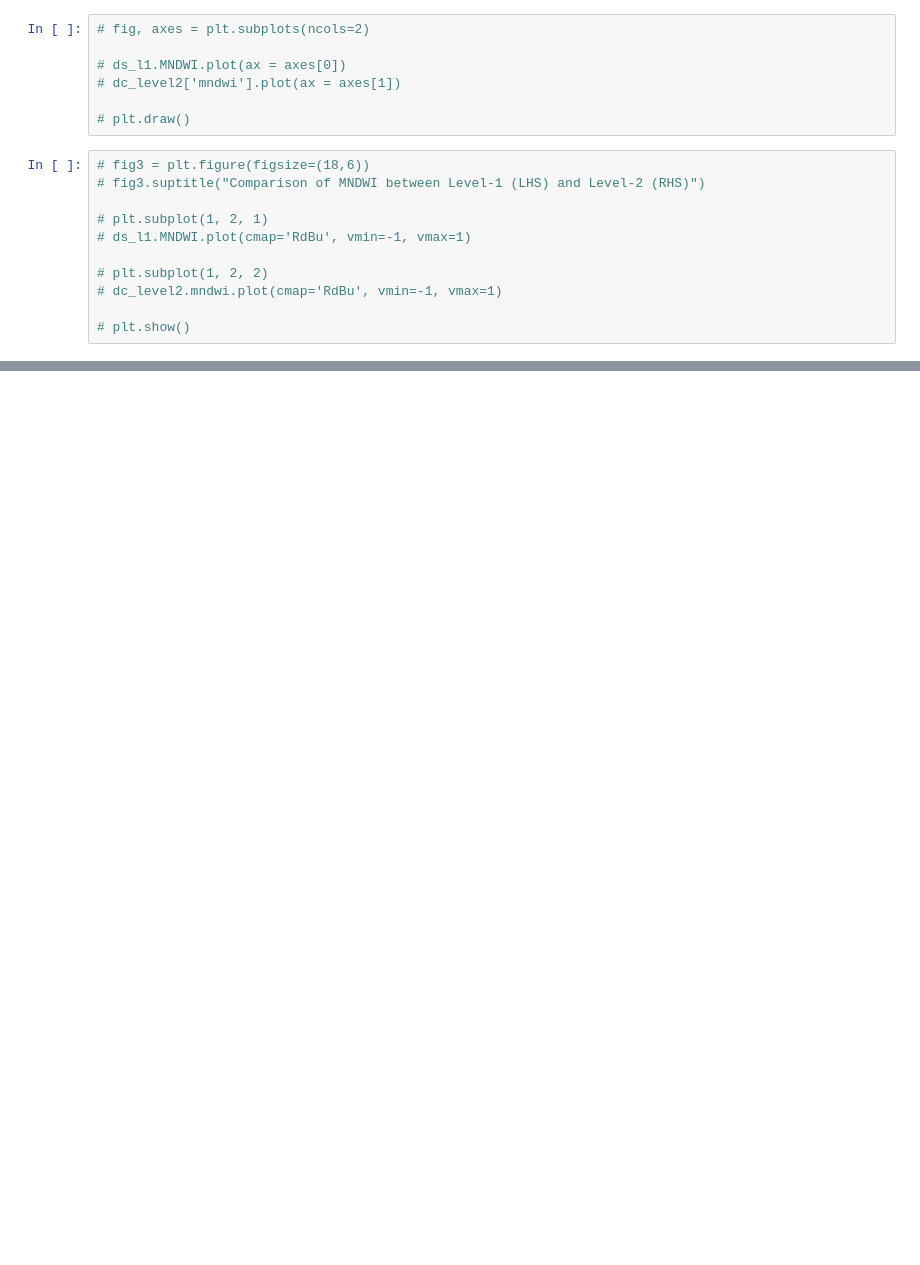
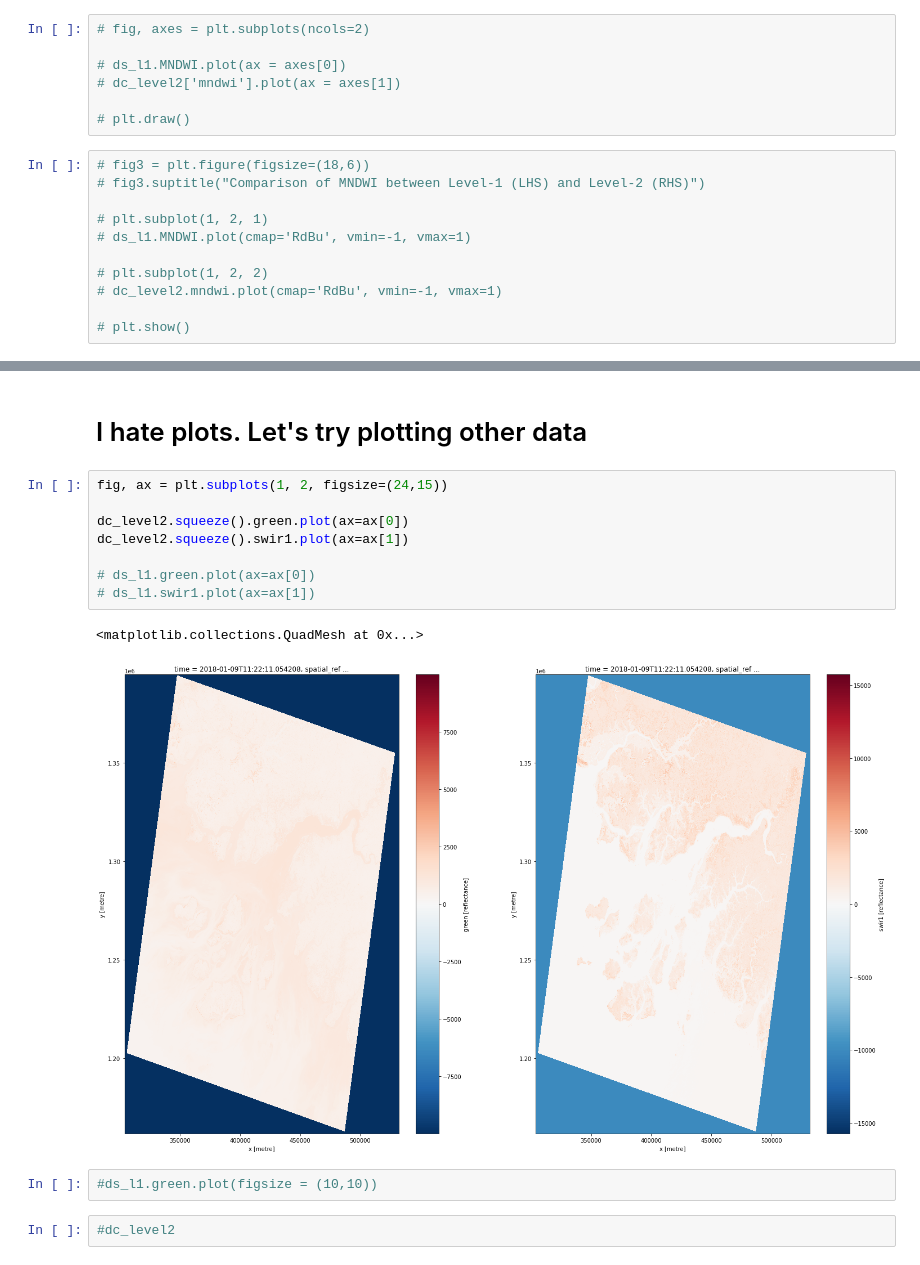
Before and after one commit to eefaye/deafrica-sandbox-notebooks, a Jupyter notebook: MNDWI Comparison - 7 July/trial2_9july.ipynb, the cells around one changed output, grey strips where cells are left out. Saved outputs shown, nothing was run; the diff lists cells and outputs as text; blank space fills up the shorter version.

Commit message:
Trialled plots. Started good copy.

```diff
--- a/MNDWI Comparison - 7 July/trial2_9july.ipynb
+++ b/MNDWI Comparison - 7 July/trial2_9july.ipynb
@@ -146,0 +148,17 @@ ax2.set_xlabel('X coordinate');
+# %% [markdown]
+# I hate plots. Let's try plotting other data
+# %%
+fig, ax = plt.subplots(1, 2, figsize=(24,15))
+
+dc_level2.squeeze().green.plot(ax=ax[0])
+dc_level2.squeeze().swir1.plot(ax=ax[1])
+
+# ds_l1.green.plot(ax=ax[0])
+# ds_l1.swir1.plot(ax=ax[1])
+# %% [output]
+<matplotlib.collections.QuadMesh at 0x...>
+[figure, added]
+# %%
+#ds_l1.green.plot(figsize = (10,10))
+# %%
+#dc_level2
```
Also changed, not shown: parts of 10 cells of this notebook, 1 other file.
